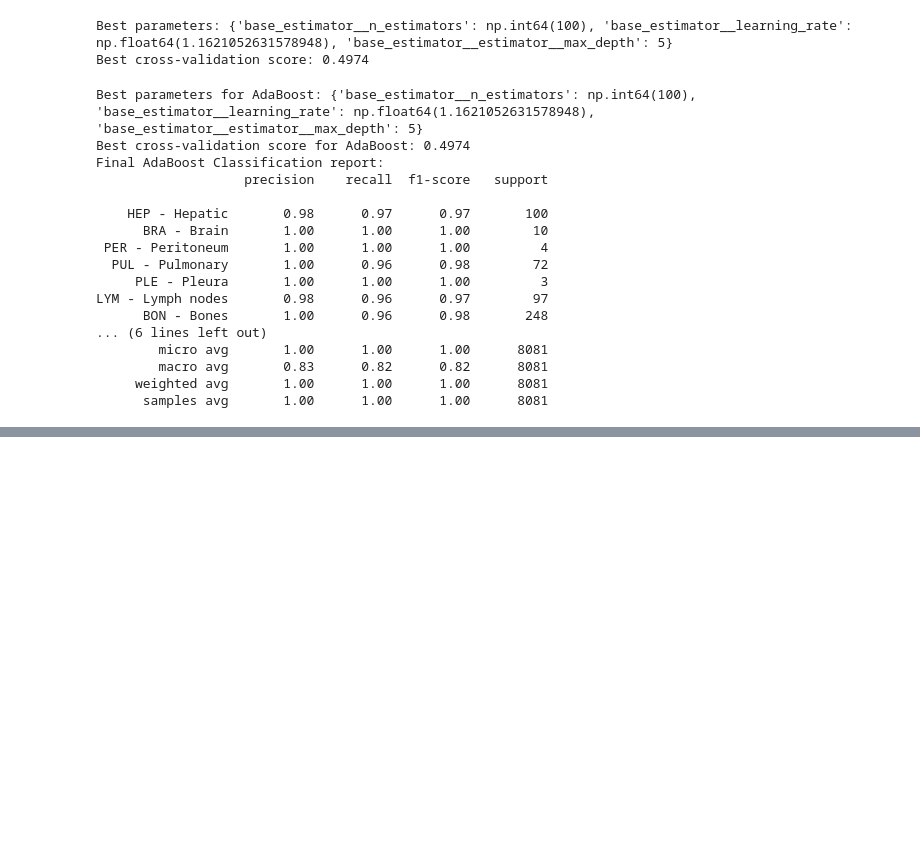
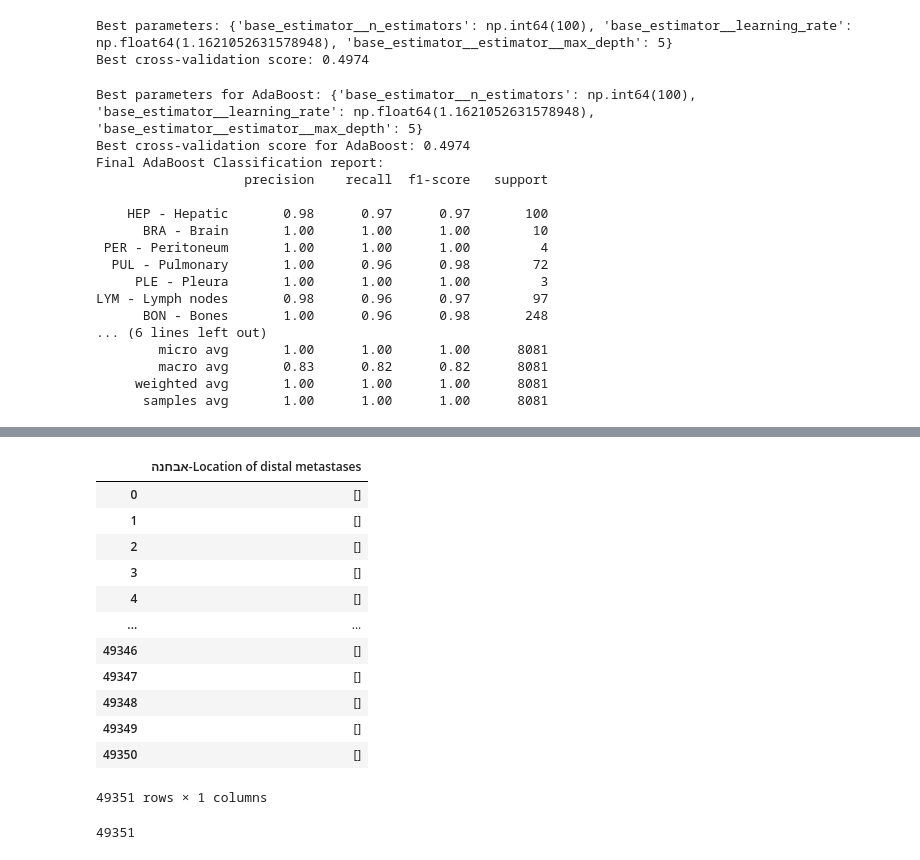
Before and after one commit to roeediler/iml-hack-oncology, a Jupyter notebook: preprocessing/norm_preproc.ipynb, the cells around one changed output, grey strips where cells are left out. Saved outputs shown, nothing was run; the diff lists cells and outputs as text; code cells hidden in the pictures; blank space fills up the shorter version.

```diff
--- a/preprocessing/norm_preproc.ipynb
+++ b/preprocessing/norm_preproc.ipynb
@@ -191,0 +431,29 @@ print("Unique inner lists in y_preds_sites:")
+# %%
+X_full = pd.read_csv(f'{father_folder}/train_test_splits/train.feats.csv')
+preprocess(X_full)
+y_train_preds = classifier_chain_ada.predict(X_full)
+# Convert training predictions to lists of metastasis sites using mlb.classes_
+y_train_preds_df = vectors_to_metastasis_lists(y_train_preds, mlb)
+# Save the training predictions to a CSV file
+y_train_preds_df.to_csv(f'{father_folder}/train_test_splits/train_predictions_metastasis.csv', index=False, encoding='utf-8-sig', header=True)
+y_train_preds_df
+# %% [output]
+|  | אבחנה-Location of distal metastases |
+| 0 | [] |
+| 1 | [] |
+| 2 | [] |
+| 3 | [] |
+| 4 | [] |
+| ... | ... |
+| 49346 | [] |
+| 49347 | [] |
+| 49348 | [] |
+| 49349 | [] |
+| 49350 | [] |
+49351 rows × 1 columns
+# %%
+y_raw = pd.read_csv(f'{father_folder}/train_test_splits/train.labels.0.csv')
+# len of y_raw
+len(y_raw)
+# %% [output]
+49351
```
Also changed, not shown: parts of 11 cells of this notebook, 2 other files.
